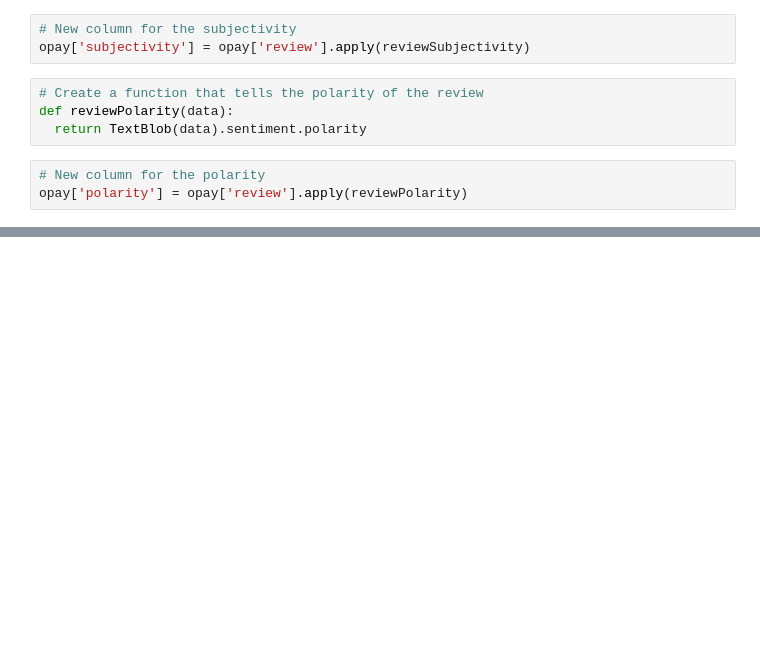
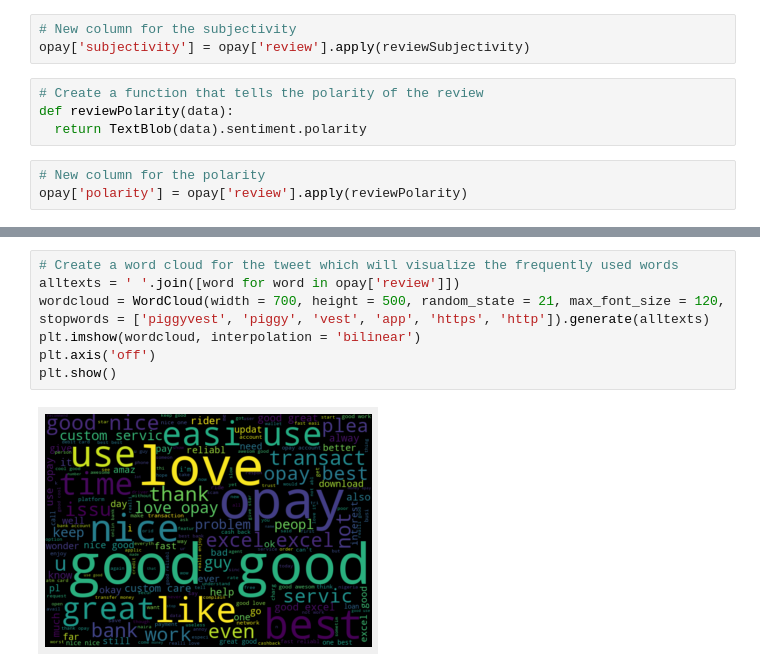
Before and after one commit to dekings44/opay_sentiment_analysis, a Jupyter notebook: opay.ipynb, the cells around one changed output, grey strips where cells are left out. Cells and saved outputs as stored; diff of their text form; blank space fills up the shorter version.

Commit message:
created a word cloud to visualize the sentiments

```diff
--- a/opay.ipynb
+++ b/opay.ipynb
@@ -123,0 +133,9 @@ opay['polarity'] = opay['review'].apply(reviewPolarity)
+# %%
+# Create a word cloud for the tweet which will visualize the frequently used words
+alltexts = ' '.join([word for word in opay['review']])
+wordcloud = WordCloud(width = 700, height = 500, random_state = 21, max_font_size = 120, stopwords = ['piggyvest', 'piggy', 'vest', 'app', 'https', 'http']).generate(alltexts)
+plt.imshow(wordcloud, interpolation = 'bilinear')
+plt.axis('off')
+plt.show()
+# %% [output]
+[figure, added]
```
Also changed, not shown: parts of 1 cell of this notebook.
